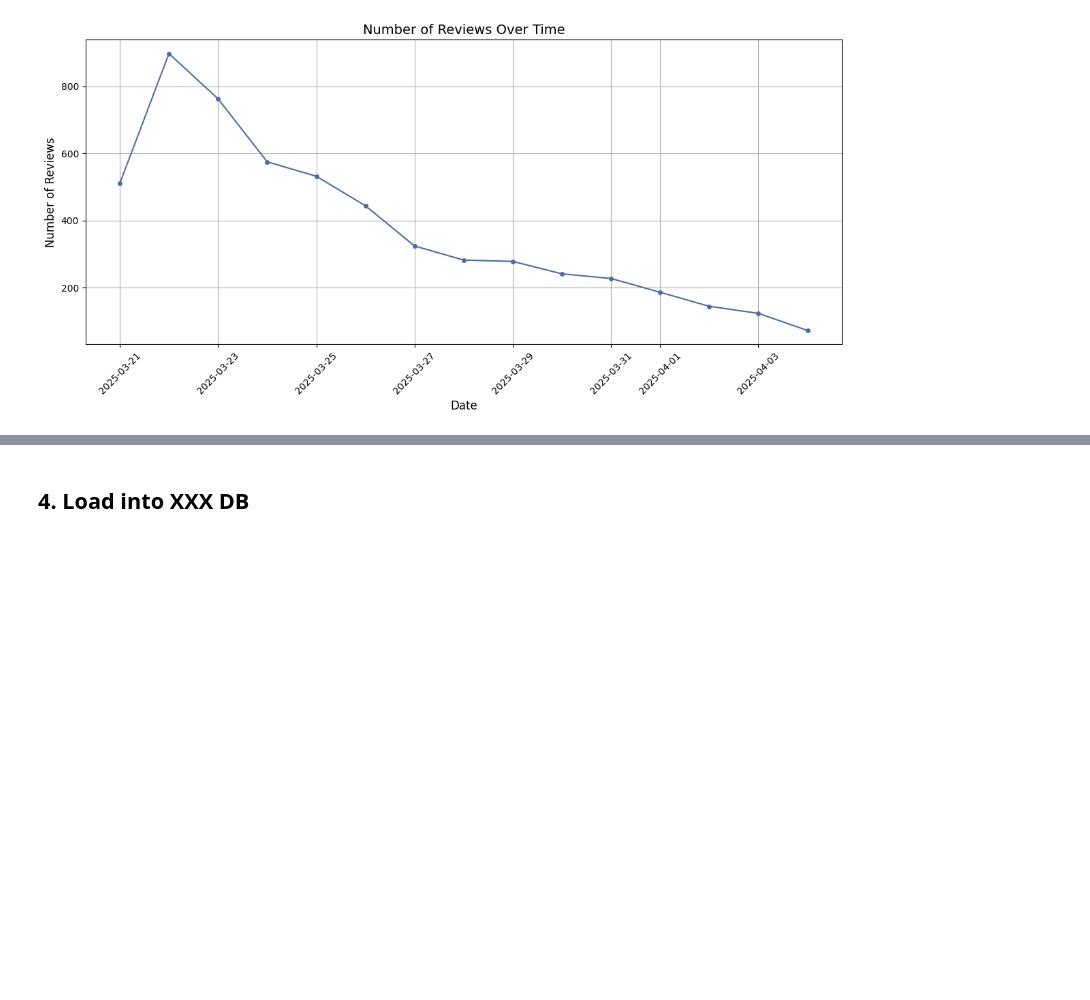
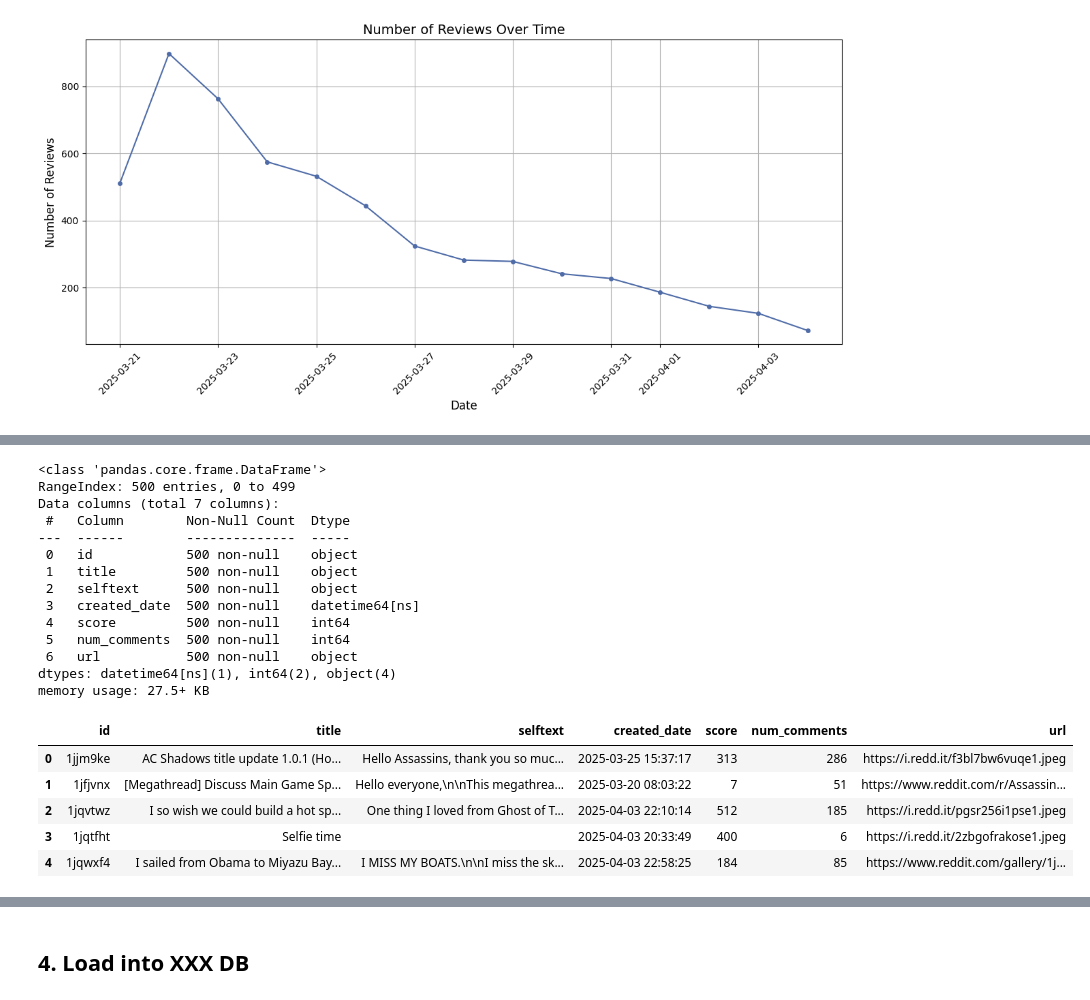
Before and after one commit to SherlockPJR/UCL_MSIN0166_Data_Eng_Individual, a Jupyter notebook: data_collection.ipynb, the cells around one changed output, grey strips where cells are left out. Drawn from its saved outputs; the diff is of its cells as text; code cells hidden in the pictures; blank space fills up the shorter version.

Commit message:
Data Collection 65-75% Done
Collected data from Reddit about Ubisoft's new game, Assassin's Creed Shadow

Next step: Ubisoft event timeline, which should go before collecting reviews.

```diff
--- a/data_collection.ipynb
+++ b/data_collection.ipynb
@@ -268,0 +272,5 @@ steam_reviews_df.to_parquet("data/steam_reviews.parquet")
+# %%
+# Load credentials
+CLIENT_ID = "FZJOtrIGzYUIVNyuZU5fMQ"
+CLIENT_SECRET = "aN0eOROtNbPRecCsxCl0h9Nt3LQT6w"
+APP_NAME = "ubisoft_analysis by u/Former_Click6621"
@@ -268,0 +358,9 @@ steam_reviews_df.to_parquet("data/steam_reviews.parquet")
+# %%
+# Set parameters
+start_date = datetime(2025, 3, 20)
+max_total_posts = 500
+max_days = 15
+subreddit_name = "AssassinsCreedShadows"
+
+# Call on function to collect data from Reddit
+acshadows_reddit_posts_df, acshadows_reddit_comments_df = scrape_reddit(subreddit_name, start_date, max_total_posts, max_days)
@@ -268,0 +370,24 @@ steam_reviews_df.to_parquet("data/steam_reviews.parquet")
+# %%
+acshadows_reddit_posts_df.info()
+acshadows_reddit_posts_df.head()
+# %% [output]
+<class 'pandas.core.frame.DataFrame'>
+RangeIndex: 500 entries, 0 to 499
+Data columns (total 7 columns):
+ #   Column        Non-Null Count  Dtype
+---  ------        --------------  -----
+ 0   id            500 non-null    object
+ 1   title         500 non-null    object
+ 2   selftext      500 non-null    object
+ 3   created_date  500 non-null    datetime64[ns]
+ 4   score         500 non-null    int64
+ 5   num_comments  500 non-null    int64
+ 6   url           500 non-null    object
+dtypes: datetime64[ns](1), int64(2), object(4)
+memory usage: 27.5+ KB
+|  | id | title | selftext | created_date | score | num_comments | url |
+| 0 | 1jjm9ke | AC Shadows title update 1.0.1 (Ho... | Hello Assassins, thank you so muc... | 2025-03-25 15:37:17 | 313 | 286 | https://i.redd.it/f3bl7bw6vuqe1.jpeg |
+| 1 | 1jfjvnx | [Megathread] Discuss Main Game Sp... | Hello everyone,\n\nThis megathrea... | 2025-03-20 08:03:22 | 7 | 51 | https://www.reddit.com/r/Assassin... |
+| 2 | 1jqvtwz | I so wish we could build a hot sp... | One thing I loved from Ghost of T... | 2025-04-03 22:10:14 | 512 | 185 | https://i.redd.it/pgsr256i1pse1.jpeg |
+| 3 | 1jqtfht | Selfie time |  | 2025-04-03 20:33:49 | 400 | 6 | https://i.redd.it/2zbgofrakose1.jpeg |
+| 4 | 1jqwxf4 | I sailed from Obama to Miyazu Bay... | I MISS MY BOATS.\n\nI miss the sk... | 2025-04-03 22:58:25 | 184 | 85 | https://www.reddit.com/gallery/1j... |
```
Also changed, not shown: parts of 10 cells of this notebook, 2 other files.
